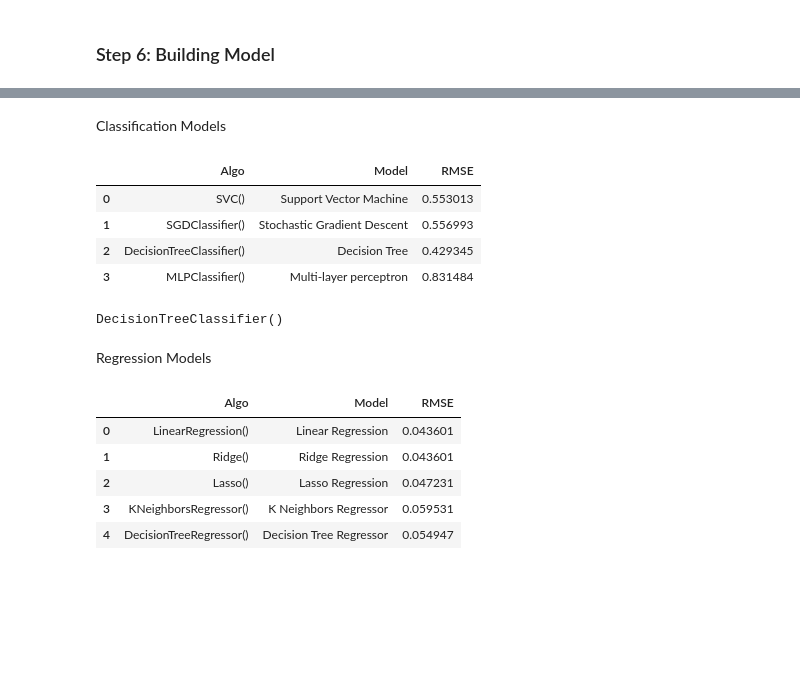
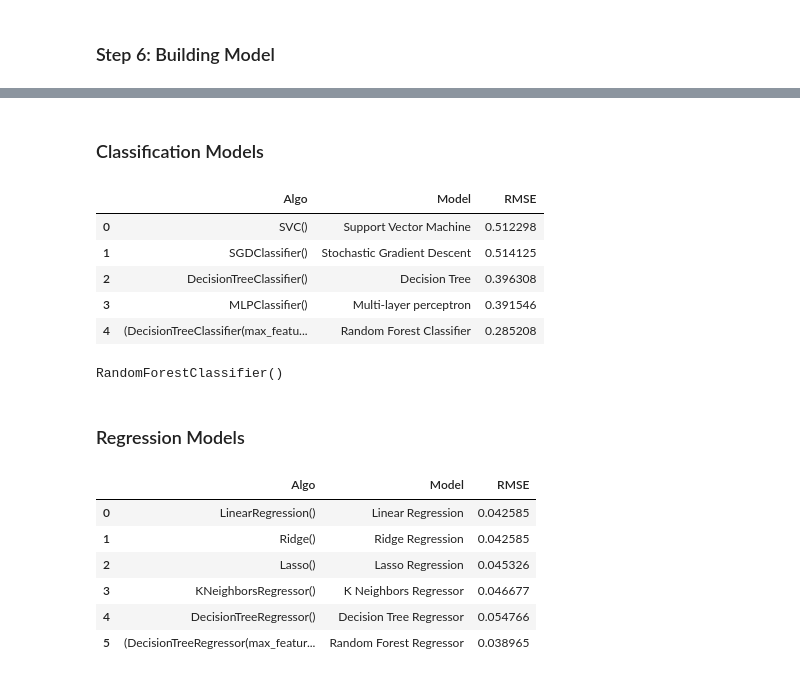
Before and after one commit to abhishekvraman/PythonCodes, a Jupyter notebook: practice.ipynb, the cells around one changed output, grey strips where cells are left out. Saved outputs shown, nothing was run; the diff lists cells and outputs as text; code cells hidden in the pictures; blank space fills up the shorter version.

```diff
--- a/practice.ipynb
+++ b/practice.ipynb
@@ -466,5 +516,3 @@ train = train.replace(-999,0)
 # %%
-train['Loan Saction Fraction'] = round(train['Loan Sanction Amount (USD)']/train['Loan Amount Request (USD)'],2)
-train['is loan sactioned'] = 0
-train.loc[(train['Loan Sanction Amount (USD)'] > 0), ('is loan sactioned')] = 1
-train[['is loan sactioned','Loan Sanction Amount (USD)']]
+train['Loan Sanction Amount (USD)'] = train['Loan Sanction Amount (USD)'].replace(-999,np.nan)
+train = train.dropna(subset=['Loan Sanction Amount (USD)'])
@@ -504 +538,6 @@ Property Price                  0
 dtype: int64
+# %%
+train['Loan Saction Fraction'] = round(train['Loan Sanction Amount (USD)']/train['Loan Amount Request (USD)'],3)
+train['is loan sactioned'] = 0
+train.loc[(train['Loan Sanction Amount (USD)'] > 0), ('is loan sactioned')] = 1
+train[['is loan sactioned','Loan Sanction Amount (USD)']]
@@ -525,10 +575,12 @@ Correlation (Test set):  0.0258478881519123
 # %% [markdown]
 __Numerical and One-Hot Coding of Categorical variables__
 # %%
-var_mod = ['Gender', 'Age','Property Age','Property Price','Income Stability', 'Profession','Type of Employment', 'Location', 'Expense Type 1', 'Expense Type 2', 'Has Active Credit Card', 'Property Location']
+var_mod = ['Gender', 'Age','Property Age','Property Price','Income Stability','Type of Employment', 'Location', 'Expense Type 1', 'Expense Type 2', 'Has Active Credit Card', 'Property Location','Loan Amount Request (USD)']
 le = LabelEncoder()
 for i in var_mod:
     train[i] = le.fit_transform(train[i])
-
+for i in var_mod:
+    test[i] = le.fit_transform(test[i])
 #One Hot Coding:
 train = pd.get_dummies(train, columns=var_mod)
+test = pd.get_dummies(test, columns=var_mod)
@@ -552,2 +596,0 @@ len(test.columns)
-# %% [markdown]
-Classification Models
@@ -554,3 +612,5 @@ Classification Models
+# %% [markdown]
+### Classification Models
 # %%
 train = train.select_dtypes(exclude='object')
 test_customer_ID = test['Customer ID']
@@ -567,9 +627,10 @@ from sklearn.linear_model import SGDClassifier
 from sklearn.tree import DecisionTreeClassifier
 from sklearn.neural_network import MLPClassifier
 from sklearn import metrics
-algos = [SVC(), SGDClassifier(), DecisionTreeClassifier(),MLPClassifier()]
+from sklearn.ensemble import RandomForestClassifier
+algos = [SVC(), SGDClassifier(), DecisionTreeClassifier(),MLPClassifier(),RandomForestClassifier()]
 
-names = ['Support Vector Machine', 'Stochastic Gradient Descent', 'Decision Tree', 'Multi-layer perceptron' ]
+names = ['Support Vector Machine', 'Stochastic Gradient Descent', 'Decision Tree', 'Multi-layer perceptron', 'Random Forest Classifier' ]
 
 rmse_list = []
 for name in algos:
@@ -583,19 +644,21 @@ evaluation = pd.DataFrame({'Algo':algos,'Model': names,'RMSE': rmse_list})
 evaluation
 # %% [output]
 |  | Algo | Model | RMSE |
-| 0 | SVC() | Support Vector Machine | 0.553013 |
-| 1 | SGDClassifier() | Stochastic Gradient Descent | 0.556993 |
-| 2 | DecisionTreeClassifier() | Decision Tree | 0.429345 |
-| 3 | MLPClassifier() | Multi-layer perceptron | 0.831484 |
+| 0 | SVC() | Support Vector Machine | 0.512298 |
+| 1 | SGDClassifier() | Stochastic Gradient Descent | 0.514125 |
+| 2 | DecisionTreeClassifier() | Decision Tree | 0.396308 |
+| 3 | MLPClassifier() | Multi-layer perceptron | 0.391546 |
+| 4 | (DecisionTreeClassifier(max_featu... | Random Forest Classifier | 0.285208 |
 # %%
 model = algos[evaluation[evaluation['RMSE']==evaluation['RMSE'].min()].index[0]]
 model.fit(X_train,y_train)
-test['is loan sactioned'] = model.predict(test)
+X_test = test.drop(columns = ['Loan Request (USD)'], axis=1)
+test['is loan sactioned'] = model.predict(X_test)
 model
 # %% [output]
-DecisionTreeClassifier()
+RandomForestClassifier()
-# %% [markdown]
-Regression Models
+# %% [markdown]
+### Regression Models
 # %%
 # Seperate Features and Target
 X= train[train['is loan sactioned']==1].drop(columns = ['is loan sactioned','Loan Sanction Amount (USD)','Loan Saction Fraction'], axis=1)
@@ -607,30 +670,32 @@ X_train,X_valid,y_train,y_valid = train_test_split(X,y,test_size=0.2,random_stat
 # %%
 from sklearn.linear_model import Ridge, Lasso, LinearRegression
 from sklearn.tree import DecisionTreeRegressor
 from sklearn.neighbors import KNeighborsRegressor
+from sklearn.ensemble import RandomForestRegressor
 from sklearn import metrics
 algos = [LinearRegression(),  Ridge(), Lasso(),
-          KNeighborsRegressor(), DecisionTreeRegressor()]
+          KNeighborsRegressor(), DecisionTreeRegressor(),RandomForestRegressor()]
 
 names = ['Linear Regression', 'Ridge Regression', 'Lasso Regression',
-         'K Neighbors Regressor', 'Decision Tree Regressor']
+         'K Neighbors Regressor', 'Decision Tree Regressor','Random Forest Regressor']
 
 rmse_list = []
 for name in algos:
     model = name
     model.fit(X_train,y_train)
     y_pred = model.predict(X_valid)
     MSE= metrics.mean_squared_error(y_valid,y_pred)
     rmse = np.sqrt(MSE)
     rmse_list.append(rmse)
 evaluation = pd.DataFrame({'Algo':algos,'Model': names,'RMSE': rmse_list})
 evaluation
 # %% [output]
 |  | Algo | Model | RMSE |
-| 0 | LinearRegression() | Linear Regression | 0.043601 |
-| 1 | Ridge() | Ridge Regression | 0.043601 |
-| 2 | Lasso() | Lasso Regression | 0.047231 |
-| 3 | KNeighborsRegressor() | K Neighbors Regressor | 0.059531 |
-| 4 | DecisionTreeRegressor() | Decision Tree Regressor | 0.054947 |
+| 0 | LinearRegression() | Linear Regression | 0.042585 |
+| 1 | Ridge() | Ridge Regression | 0.042585 |
+| 2 | Lasso() | Lasso Regression | 0.045326 |
+| 3 | KNeighborsRegressor() | K Neighbors Regressor | 0.046677 |
+| 4 | DecisionTreeRegressor() | Decision Tree Regressor | 0.054766 |
+| 5 | (DecisionTreeRegressor(max_featur... | Random Forest Regressor | 0.038965 |
 # %%
 model = algos[evaluation[evaluation['RMSE']==evaluation['RMSE'].min()].index[0]]
```
Also changed, not shown: parts of 50 cells of this notebook.
